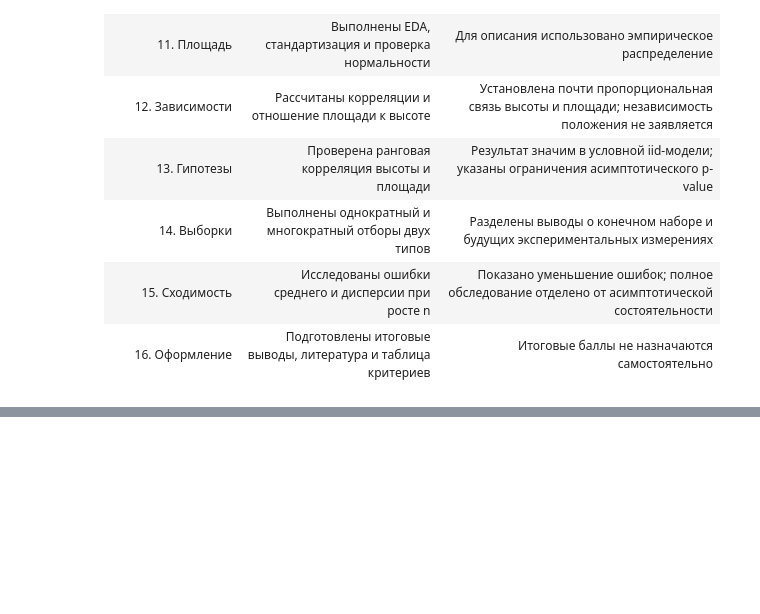
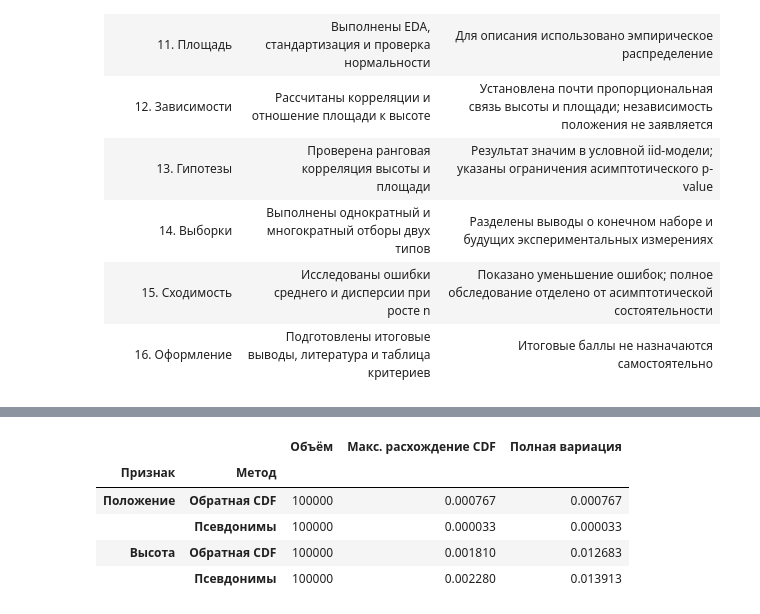
Before and after one commit to WalterPerjenko/LW_Statistic, a Jupyter notebook: raman/Lab01_sprint1_Raman.ipynb, the cells around one changed output, grey strips where cells are left out. Saved outputs shown, nothing was run; the diff lists cells and outputs as text; code cells hidden in the pictures; blank space fills up the shorter version.

```diff
--- a/raman/Lab01_sprint1_Raman.ipynb
+++ b/raman/Lab01_sprint1_Raman.ipynb
@@ -2454,0 +3868,90 @@ r Пирсона ≈ 0,9996, коэффициент Спирмена ≈ 0,99868
+# %%
+def discrete_distribution_distances(generated, support, probabilities):
+    """Расстояния между частотами генерации и заданной моделью."""
+    generated = np.asarray(generated)
+
+    if generated.size == 0:
+        raise ValueError("Для сравнения нужна непустая генерация.")
+
+    if not np.isin(generated, support).all():
+        raise ValueError("Генерация содержит значения вне носителя.")
+
+    counts = (
+        pd.Series(generated)
+        .value_counts()
+        .reindex(support, fill_value=0)
+        .to_numpy()
+    )
+
+    frequencies = counts / generated.size
+    differences = frequencies - probabilities
+
+    return {
+        "Макс. расхождение CDF": np.max(
+            np.abs(np.cumsum(differences))
+        ),
+        "Полная вариация": 0.5 * np.sum(np.abs(differences)),
+    }
+
+
+comparison_size = 100_000
+
+# Для положения создаём новую генерацию того же объёма,
+# что и генерация методом псевдонимов.
+inverse_positions_comparison = generate_peak_positions(
+    comparison_size,
+    P_HIGH,
+    rng=np.random.default_rng(46),
+)
+
+quality_cases = [
+    (
+        "Положение", "Обратная CDF",
+        inverse_positions_comparison,
+        position_support_alias, position_probabilities_alias,
+    ),
+    (
+        "Положение", "Псевдонимы",
+        alias_positions,
+        position_support_alias, position_probabilities_alias,
+    ),
+    (
+        "Высота", "Обратная CDF",
+        generated_heights,
+        height_support, height_probabilities,
+    ),
+    (
+        "Высота", "Псевдонимы",
+        alias_heights,
+        height_support, height_probabilities,
+    ),
+]
+
+quality_rows = []
+
+for feature_name, method, generated, support, probabilities in quality_cases:
+    assert len(generated) == comparison_size
+
+    quality_rows.append({
+        "Признак": feature_name,
+        "Метод": method,
+        "Объём": len(generated),
+        **discrete_distribution_distances(
+            generated, support, probabilities
+        ),
+    })
+
+alias_quality_comparison = pd.DataFrame(quality_rows)
+
+display(
+    alias_quality_comparison
+    .set_index(["Признак", "Метод"])
+    .round(6)
+)
+# %% [output]
+|  |  | Объём | Макс. расхождение CDF | Полная вариация |
+| Признак | Метод |  |  |  |
+| Положение | Обратная CDF | 100000 | 0.000767 | 0.000767 |
+|  | Псевдонимы | 100000 | 0.000033 | 0.000033 |
+| Высота | Обратная CDF | 100000 | 0.001810 | 0.012683 |
+|  | Псевдонимы | 100000 | 0.002280 | 0.013913 |
```
Also changed, not shown: parts of 32 cells of this notebook.
